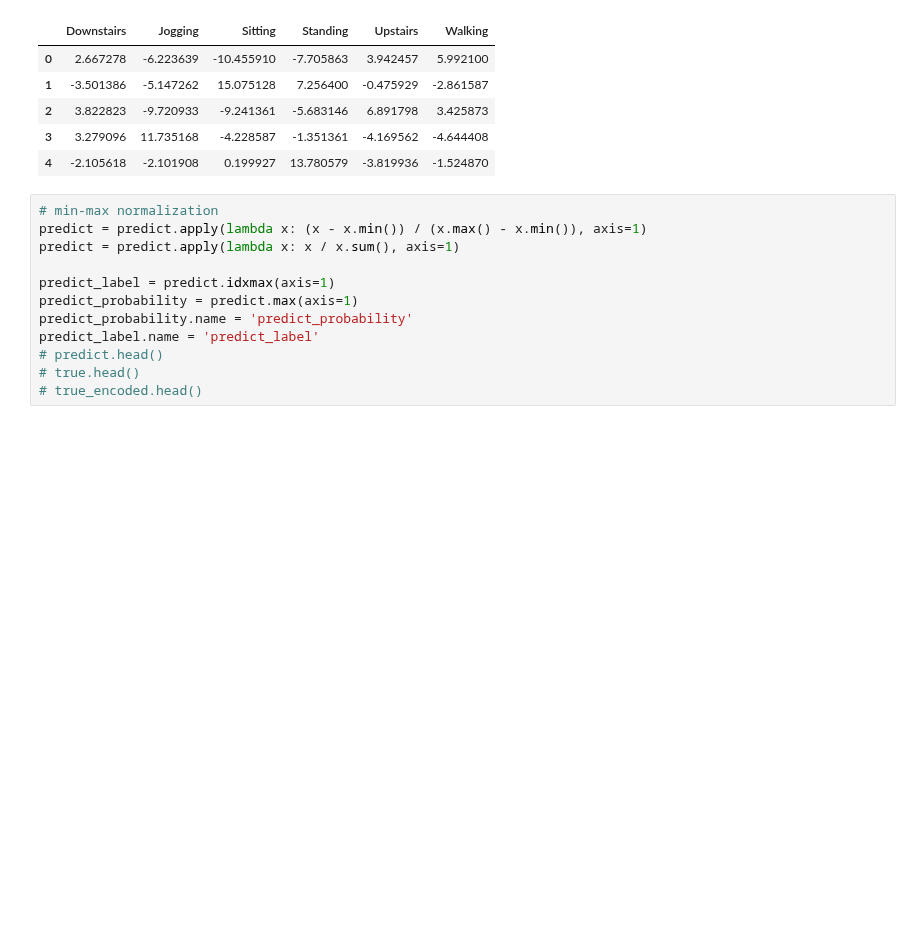
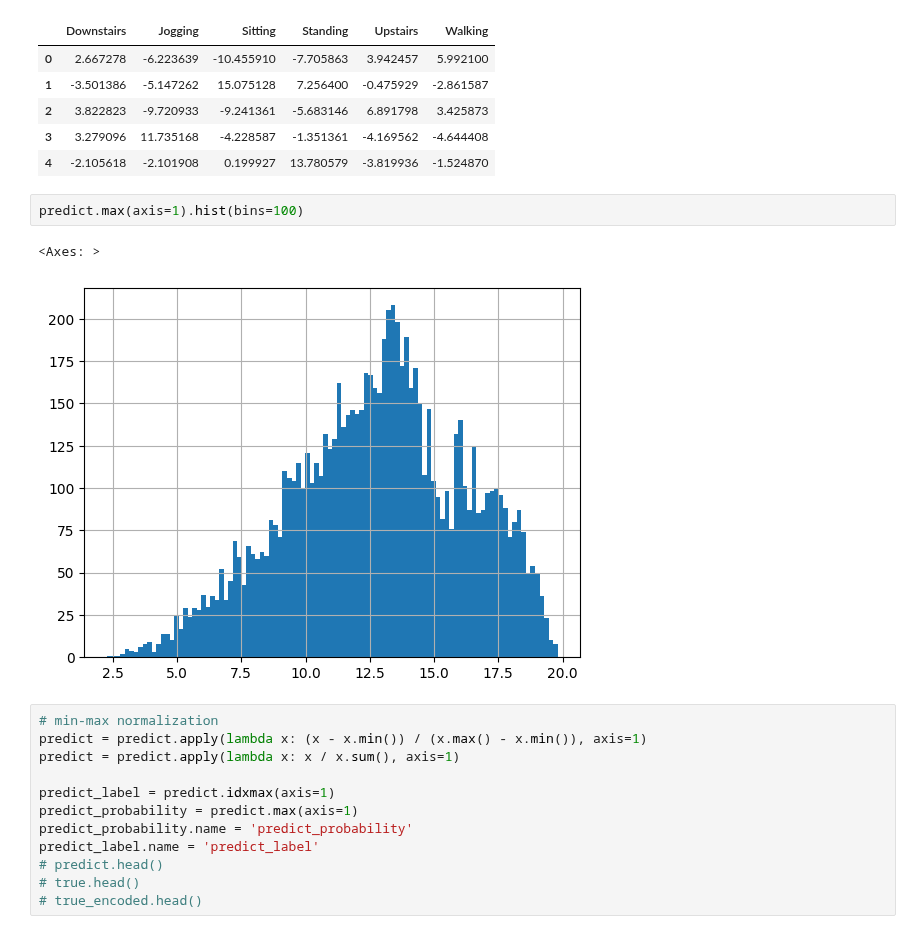
Before and after one commit to rakawanegan/humanactivityrecognition_portfolio, a Jupyter notebook: result/error_bar/convbbt/analysis.ipynb, the cells around one changed output. Cells and saved outputs as stored; diff of their text form; blank space fills up the shorter version.

```diff
--- a/result/error_bar/convbbt/analysis.ipynb
+++ b/result/error_bar/convbbt/analysis.ipynb
@@ -25,6 +25,11 @@ predict.head()
 | 2 | 3.822823 | -9.720933 | -9.241361 | -5.683146 | 6.891798 | 3.425873 |
 | 3 | 3.279096 | 11.735168 | -4.228587 | -1.351361 | -4.169562 | -4.644408 |
 | 4 | -2.105618 | -2.101908 | 0.199927 | 13.780579 | -3.819936 | -1.524870 |
+# %%
+predict.max(axis=1).hist(bins=100)
+# %% [output]
+<Axes: >
+[figure, added]
 # %%
 # min-max normalization
 predict = predict.apply(lambda x: (x - x.min()) / (x.max() - x.min()), axis=1)
```
Also changed, not shown: 14 other files.
